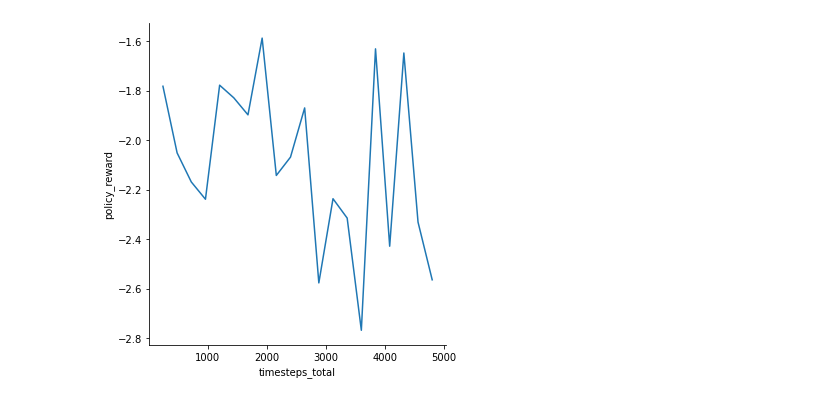
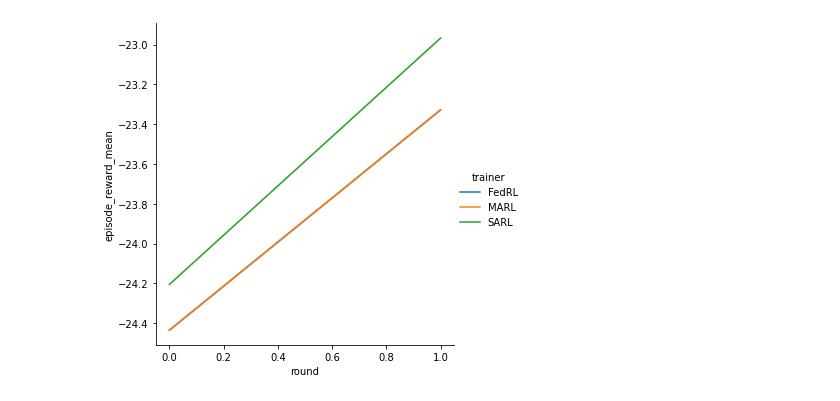
Before and after one commit to nathaniel-hudson/SUMO-FedRL, a Jupyter notebook: notebooks/Communication Analysis.ipynb, the cells around one changed output. Drawn from its saved outputs; the diff is of its cells as text; code cells hidden in the pictures.

```diff
--- a/notebooks/Communication Analysis.ipynb
+++ b/notebooks/Communication Analysis.ipynb
@@ -73,0 +17,11 @@ df.head()
+# %%
+paths = [
+    join("..", "out", "data", "FedRL", "grid-3x3", "dummy_ranked.csv"),
+    join("..", "out", "data", "MARL",  "grid-3x3", "dummy_ranked.csv"),
+    join("..", "out", "data", "SARL",  "grid-3x3", "dummy_ranked.csv")
+]
+df = pd.concat([pd.read_csv(path) for path in paths])
+df.reset_index(inplace=True)
+
+pre_df = PreprocessedCommData.preprocess(df)
+pre_df.head()
@@ -74,5 +35,5 @@ df.head()
 # %%
-sns.relplot(data=df, kind="line", x="timesteps_total", y="policy_reward")
+sns.relplot(data=pre_df, kind="line", x="round", y="episode_reward_mean", hue="trainer")
 plt.show()
 # %% [output]
-[figure, old version]
+[figure, new version]
```
Also changed, not shown: parts of 7 cells of this notebook, 6 other files.
